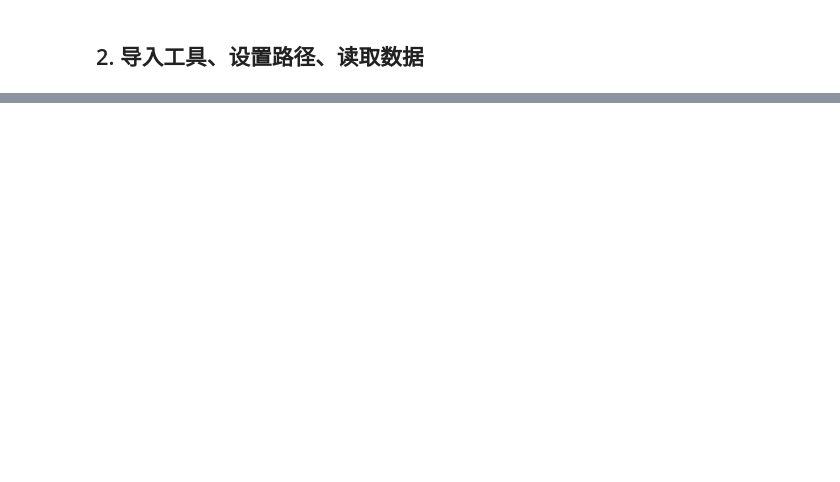
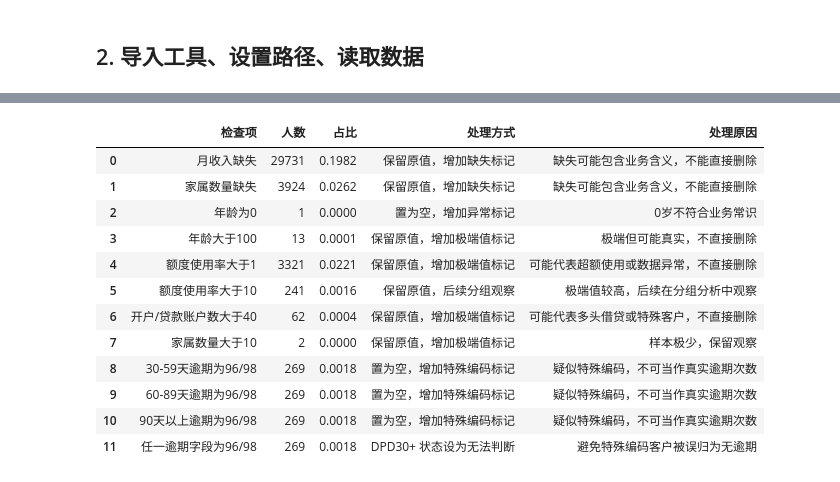
Before and after one commit to xujianbin452-afk/DataAnalysisRoad, a Jupyter notebook: Projects/01_Credit_Risk_Analysis/notebooks/02_data_quality_cleaning.ipynb, the cells around one changed output, grey strips where cells are left out. Cells and saved outputs as stored; diff of their text form; code cells hidden in the pictures; blank space fills up the shorter version.

```diff
--- a/Projects/01_Credit_Risk_Analysis/notebooks/02_data_quality_cleaning.ipynb
+++ b/Projects/01_Credit_Risk_Analysis/notebooks/02_data_quality_cleaning.ipynb
@@ -187,0 +98,89 @@ df.loc[
+# %%
+cleaning_audit_summary = pd.DataFrame({
+    "检查项": [
+        "月收入缺失",
+        "家属数量缺失",
+        "年龄为0",
+        "年龄大于100",
+        "额度使用率大于1",
+        "额度使用率大于10",
+        "开户/贷款账户数大于40",
+        "家属数量大于10",
+        "30-59天逾期为96/98",
+        "60-89天逾期为96/98",
+        "90天以上逾期为96/98",
+        "任一逾期字段为96/98",
+    ],
+    "人数": [
+        income_missing.sum(),
+        dependent_missing.sum(),
+        age_zero.sum(),
+        age_over_100.sum(),
+        util_over_1.sum(),
+        util_over_10.sum(),
+        open_credit_over_40.sum(),
+        dependent_over_10.sum(),
+        past_due_30_special.sum(),
+        past_due_60_special.sum(),
+        past_due_90_special.sum(),
+        past_due_special.sum(),
+    ],
+    "占比": [
+        income_missing.mean(),
+        dependent_missing.mean(),
+        age_zero.mean(),
+        age_over_100.mean(),
+        util_over_1.mean(),
+        util_over_10.mean(),
+        open_credit_over_40.mean(),
+        dependent_over_10.mean(),
+        past_due_30_special.mean(),
+        past_due_60_special.mean(),
+        past_due_90_special.mean(),
+        past_due_special.mean(),
+    ],
+    "处理方式": [
+        "保留原值，增加缺失标记",
+        "保留原值，增加缺失标记",
+        "置为空，增加异常标记",
+        "保留原值，增加极端值标记",
+        "保留原值，增加极端值标记",
+        "保留原值，后续分组观察",
+        "保留原值，增加极端值标记",
+        "保留原值，增加极端值标记",
+        "置为空，增加特殊编码标记",
+        "置为空，增加特殊编码标记",
+        "置为空，增加特殊编码标记",
+        "DPD30+ 状态设为无法判断",
+    ],
+    "处理原因": [
+        "缺失可能包含业务含义，不能直接删除",
+        "缺失可能包含业务含义，不能直接删除",
+        "0岁不符合业务常识",
+        "极端但可能真实，不直接删除",
+        "可能代表超额使用或数据异常，不直接删除",
+        "极端值较高，后续在分组分析中观察",
+        "可能代表多头借贷或特殊客户，不直接删除",
+        "样本极少，保留观察",
+        "疑似特殊编码，不可当作真实逾期次数",
+        "疑似特殊编码，不可当作真实逾期次数",
+        "疑似特殊编码，不可当作真实逾期次数",
+        "避免特殊编码客户被误归为无逾期",
+    ],
+})
+
+cleaning_audit_summary
+# %% [output]
+|  | 检查项 | 人数 | 占比 | 处理方式 | 处理原因 |
+| 0 | 月收入缺失 | 29731 | 0.1982 | 保留原值，增加缺失标记 | 缺失可能包含业务含义，不能直接删除 |
+| 1 | 家属数量缺失 | 3924 | 0.0262 | 保留原值，增加缺失标记 | 缺失可能包含业务含义，不能直接删除 |
+| 2 | 年龄为0 | 1 | 0.0000 | 置为空，增加异常标记 | 0岁不符合业务常识 |
+| 3 | 年龄大于100 | 13 | 0.0001 | 保留原值，增加极端值标记 | 极端但可能真实，不直接删除 |
+| 4 | 额度使用率大于1 | 3321 | 0.0221 | 保留原值，增加极端值标记 | 可能代表超额使用或数据异常，不直接删除 |
+| 5 | 额度使用率大于10 | 241 | 0.0016 | 保留原值，后续分组观察 | 极端值较高，后续在分组分析中观察 |
+| 6 | 开户/贷款账户数大于40 | 62 | 0.0004 | 保留原值，增加极端值标记 | 可能代表多头借贷或特殊客户，不直接删除 |
+| 7 | 家属数量大于10 | 2 | 0.0000 | 保留原值，增加极端值标记 | 样本极少，保留观察 |
+| 8 | 30-59天逾期为96/98 | 269 | 0.0018 | 置为空，增加特殊编码标记 | 疑似特殊编码，不可当作真实逾期次数 |
+| 9 | 60-89天逾期为96/98 | 269 | 0.0018 | 置为空，增加特殊编码标记 | 疑似特殊编码，不可当作真实逾期次数 |
+| 10 | 90天以上逾期为96/98 | 269 | 0.0018 | 置为空，增加特殊编码标记 | 疑似特殊编码，不可当作真实逾期次数 |
+| 11 | 任一逾期字段为96/98 | 269 | 0.0018 | DPD30+ 状态设为无法判断 | 避免特殊编码客户被误归为无逾期 |
```
Also changed, not shown: parts of 29 cells of this notebook, 14 other files.
